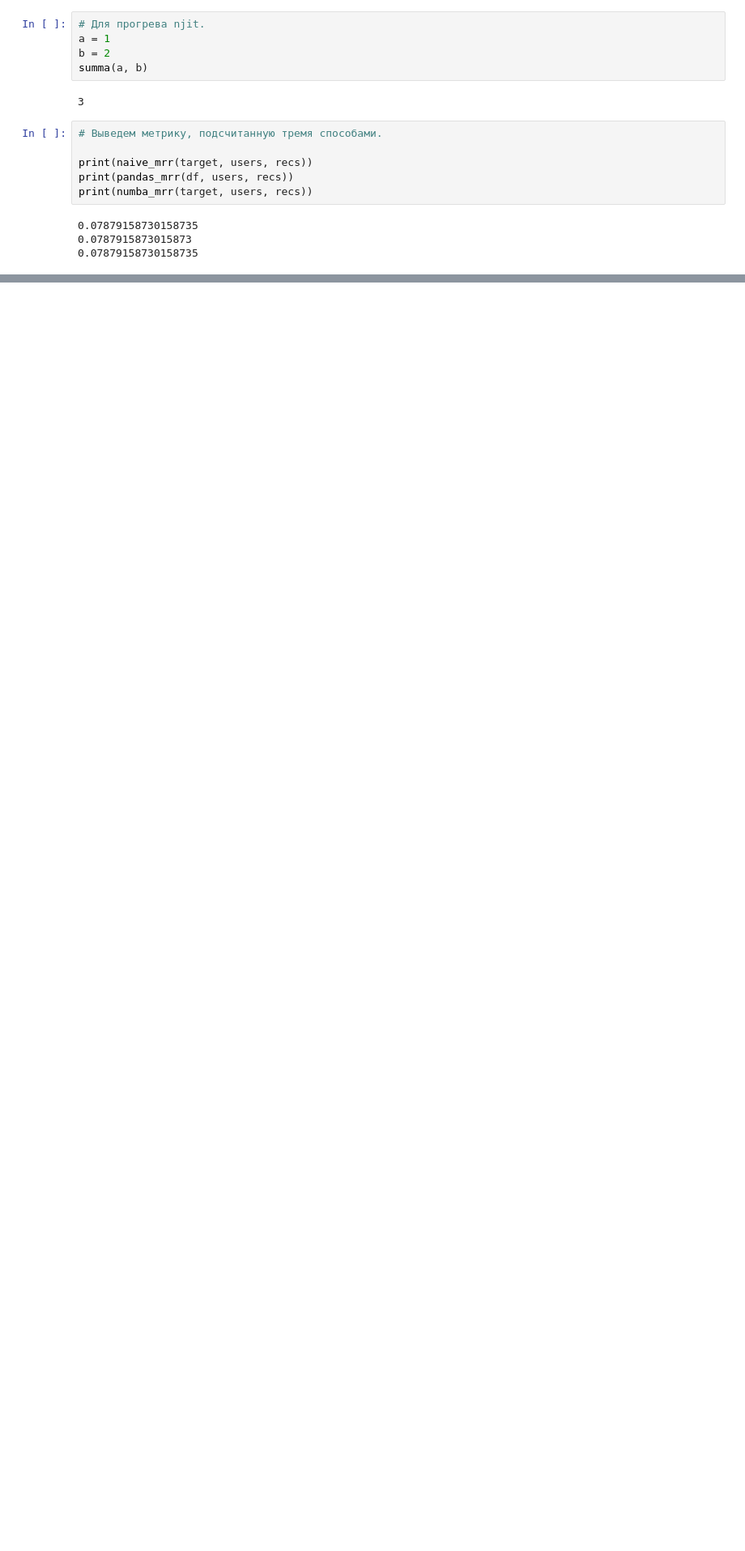
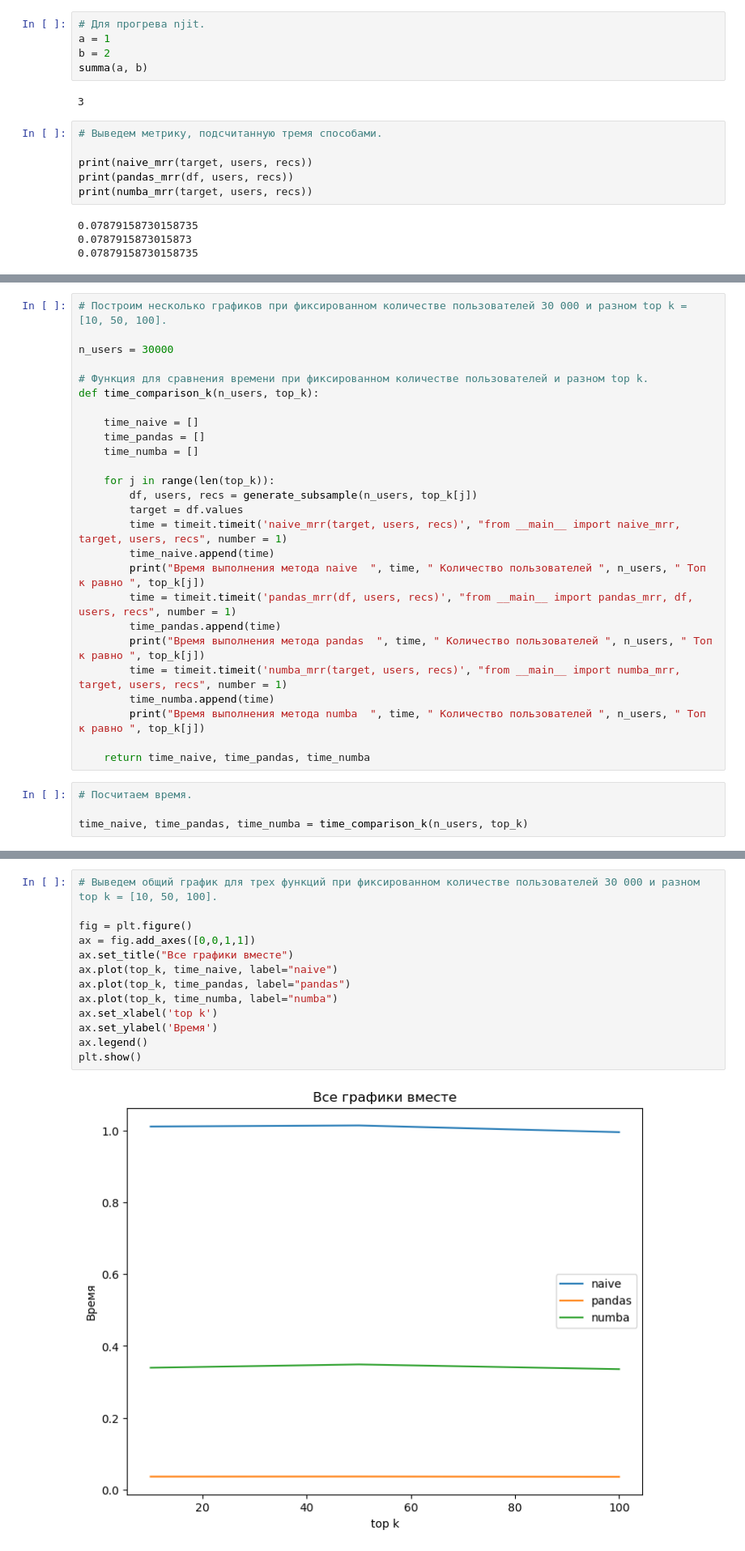
Before and after one commit to feldlime/RecoServiceTemplate, a Jupyter notebook: homework2/Homework_2_part_3.ipynb, the cells around one changed output, grey strips where cells are left out. Shown: that part at 81% size. Drawn from its saved outputs; the diff is of its cells as text; blank space fills up the shorter version.

```diff
--- a/homework2/Homework_2_part_3.ipynb
+++ b/homework2/Homework_2_part_3.ipynb
@@ -273,0 +253,30 @@ plt.show()
+# %%
+# Построим несколько графиков при фиксированном количестве пользователей 30 000 и разном top k = [10, 50, 100].
+
+n_users = 30000
+
+# Функция для сравнения времени при фиксированном количестве пользователей и разном top k.
+def time_comparison_k(n_users, top_k):
+
+    time_naive = []
+    time_pandas = []
+    time_numba = []
+
+    for j in range(len(top_k)):
+        df, users, recs = generate_subsample(n_users, top_k[j])
+        target = df.values
+        time = timeit.timeit('naive_mrr(target, users, recs)', "from __main__ import naive_mrr, target, users, recs", number = 1)
+        time_naive.append(time)
+        print("Время выполнения метода naive  ", time, " Количество пользователей ", n_users, " Топ к равно ", top_k[j])
+        time = timeit.timeit('pandas_mrr(df, users, recs)', "from __main__ import pandas_mrr, df, users, recs", number = 1)
+        time_pandas.append(time)
+        print("Время выполнения метода pandas  ", time, " Количество пользователей ", n_users, " Топ к равно ", top_k[j])
+        time = timeit.timeit('numba_mrr(target, users, recs)', "from __main__ import numba_mrr, target, users, recs", number = 1)
+        time_numba.append(time)
+        print("Время выполнения метода numba  ", time, " Количество пользователей ", n_users, " Топ к равно ", top_k[j])
+
+    return time_naive, time_pandas, time_numba
+# %%
+# Посчитаем время.
+
+time_naive, time_pandas, time_numba = time_comparison_k(n_users, top_k)
@@ -273,0 +293,15 @@ plt.show()
+# %%
+# Выведем общий график для трех функций при фиксированном количестве пользователей 30 000 и разном top k = [10, 50, 100].
+
+fig = plt.figure()
+ax = fig.add_axes([0,0,1,1])
+ax.set_title("Все графики вместе")
+ax.plot(top_k, time_naive, label="naive")
+ax.plot(top_k, time_pandas, label="pandas")
+ax.plot(top_k, time_numba, label="numba")
+ax.set_xlabel('top k')
+ax.set_ylabel('Время')
+ax.legend()
+plt.show()
+# %% [output]
+[figure, added]
```
Also changed, not shown: parts of 12 cells of this notebook, 1 other file.
